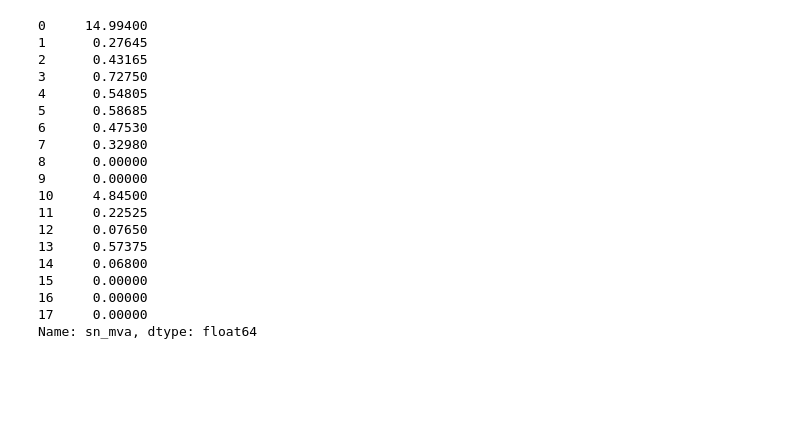
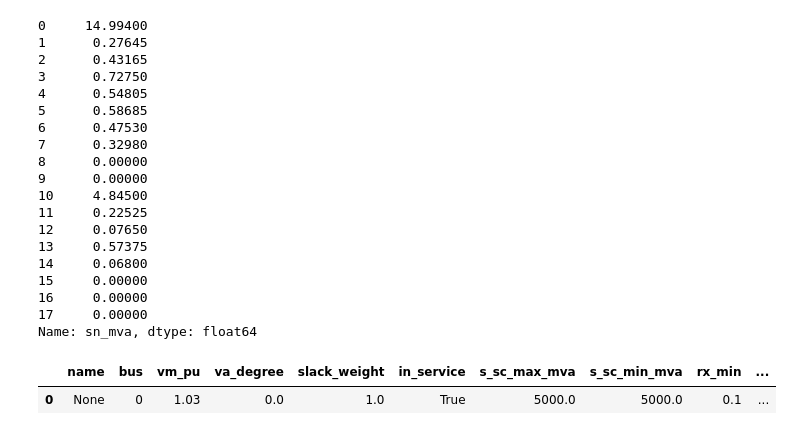
Before and after one commit to lilanka/iems, a Jupyter notebook: experiments/pp_experiment.ipynb, the cells around one changed output. Drawn from its saved outputs; the diff is of its cells as text; code cells hidden in the pictures; blank space fills up the shorter version.

```diff
--- a/experiments/pp_experiment.ipynb
+++ b/experiments/pp_experiment.ipynb
@@ -318,3 +318,8 @@ pf_loads_forP*net.load['sn_mva']
 16     0.00000
 17     0.00000
 Name: sn_mva, dtype: float64
+# %%
+net.ext_grid
+# %% [output]
+|  | name | bus | vm_pu | va_degree | slack_weight | in_service | s_sc_max_mva | s_sc_min_mva | rx_min | ... |
+| 0 | None | 0 | 1.03 | 0.0 | 1.0 | True | 5000.0 | 5000.0 | 0.1 | ... |
```
Also changed, not shown: parts of 2 cells of this notebook.
